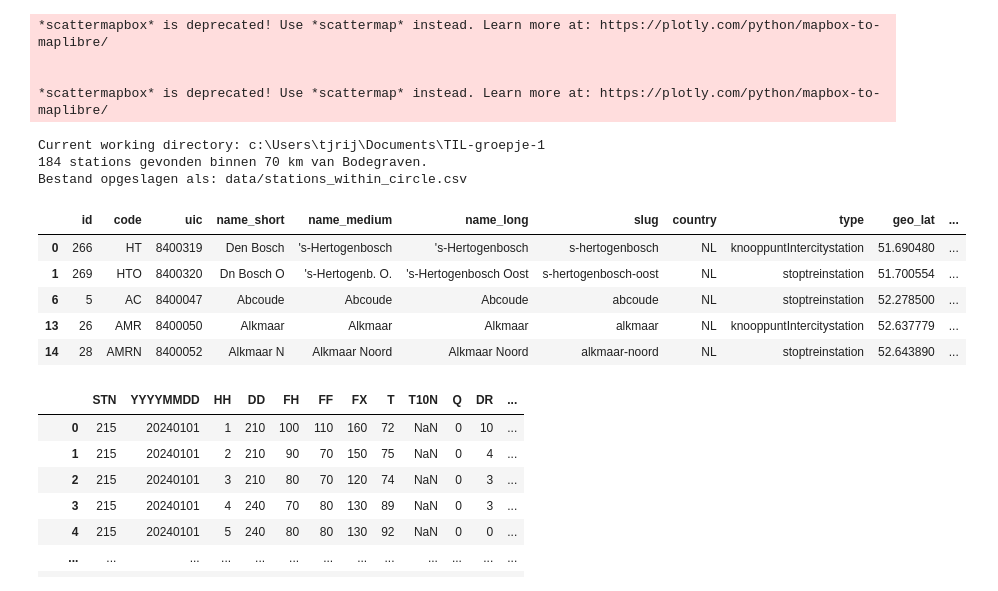
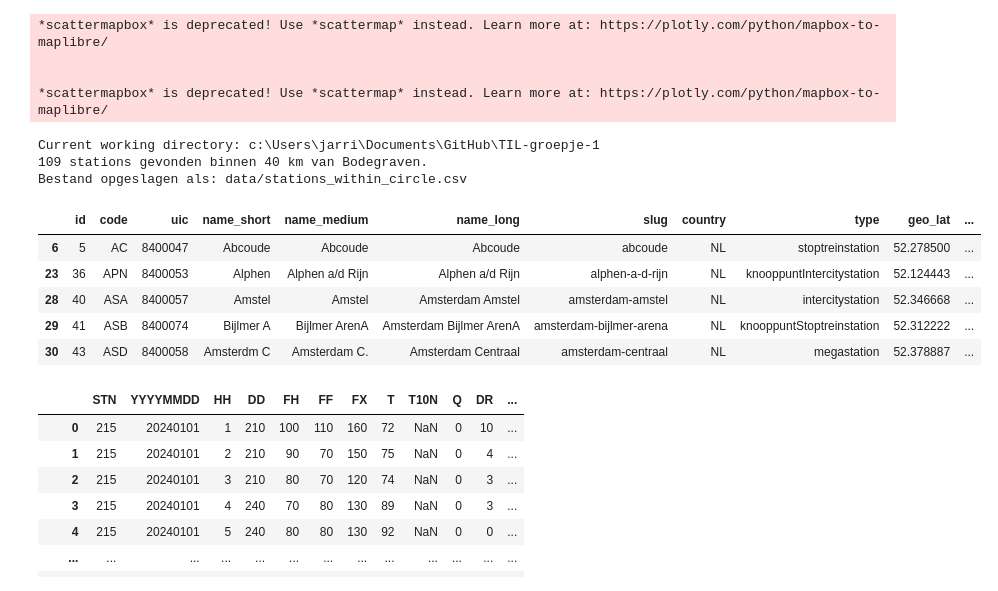
Before and after one commit to Tjerko2002/TIL-groepje-1, a Jupyter notebook: Project_Group_1.ipynb, the cells around one changed output. Cells and saved outputs as stored; diff of their text form; code cells hidden in the pictures.

```diff
--- a/Project_Group_1.ipynb
+++ b/Project_Group_1.ipynb
@@ -243,41 +251,41 @@ import os
 print("Current working directory:", os.getcwd())
 
 #Rea d staions data
 df = pd.read_csv('data/stations-2023-09.csv')
 
 #centre of circle — Bodegraven
 center_lat = 52.0822
 center_lon = 4.7447
-radius_km = 70  # Straal in kilometers
+radius_km = 40  # Straal in kilometers
 
 # Is the station in the circle
 def within_radius(row):
     station_loc = (row['geo_lat'], row['geo_lng'])
     center_loc = (center_lat, center_lon)
     distance = geodesic(center_loc, station_loc).km
     return distance <= radius_km
 
 #Filter stations within the circle
 df_circle = df[df.apply(within_radius, axis=1)]
 
 # save as CSV
 output_path = 'data/stations_within_circle.csv'
 df_circle.to_csv(output_path, index=False)
 
 #  show results
 print(f"{len(df_circle)} stations gevonden binnen {radius_km} km van Bodegraven.")
 print(f"Bestand opgeslagen als: {output_path}")
 df_circle.head()
 # %% [output]
-Current working directory: c:\Users\tjrij\Documents\TIL-groepje-1
-184 stations gevonden binnen 70 km van Bodegraven.
+Current working directory: c:\Users\jarri\Documents\GitHub\TIL-groepje-1
+109 stations gevonden binnen 40 km van Bodegraven.
 Bestand opgeslagen als: data/stations_within_circle.csv
 |  | id | code | uic | name_short | name_medium | name_long | slug | country | type | geo_lat | ... |
-| 0 | 266 | HT | 8400319 | Den Bosch | 's-Hertogenbosch | 's-Hertogenbosch | s-hertogenbosch | NL | knooppuntIntercitystation | 51.690480 | ... |
-| 1 | 269 | HTO | 8400320 | Dn Bosch O | 's-Hertogenb. O. | 's-Hertogenbosch Oost | s-hertogenbosch-oost | NL | stoptreinstation | 51.700554 | ... |
 | 6 | 5 | AC | 8400047 | Abcoude | Abcoude | Abcoude | abcoude | NL | stoptreinstation | 52.278500 | ... |
-| 13 | 26 | AMR | 8400050 | Alkmaar | Alkmaar | Alkmaar | alkmaar | NL | knooppuntIntercitystation | 52.637779 | ... |
-| 14 | 28 | AMRN | 8400052 | Alkmaar N | Alkmaar Noord | Alkmaar Noord | alkmaar-noord | NL | stoptreinstation | 52.643890 | ... |
+| 23 | 36 | APN | 8400053 | Alphen | Alphen a/d Rijn | Alphen a/d Rijn | alphen-a-d-rijn | NL | knooppuntIntercitystation | 52.124443 | ... |
+| 28 | 40 | ASA | 8400057 | Amstel | Amstel | Amsterdam Amstel | amsterdam-amstel | NL | intercitystation | 52.346668 | ... |
+| 29 | 41 | ASB | 8400074 | Bijlmer A | Bijlmer ArenA | Amsterdam Bijlmer ArenA | amsterdam-bijlmer-arena | NL | knooppuntStoptreinstation | 52.312222 | ... |
+| 30 | 43 | ASD | 8400058 | Amsterdm C | Amsterdam C. | Amsterdam Centraal | amsterdam-centraal | NL | megastation | 52.378887 | ... |
 # %%
 pd.read_parquet('data/df_weather_5_stations.parquet')
 # %% [output]
```
Also changed, not shown: parts of 5 cells of this notebook, 9 other files.
